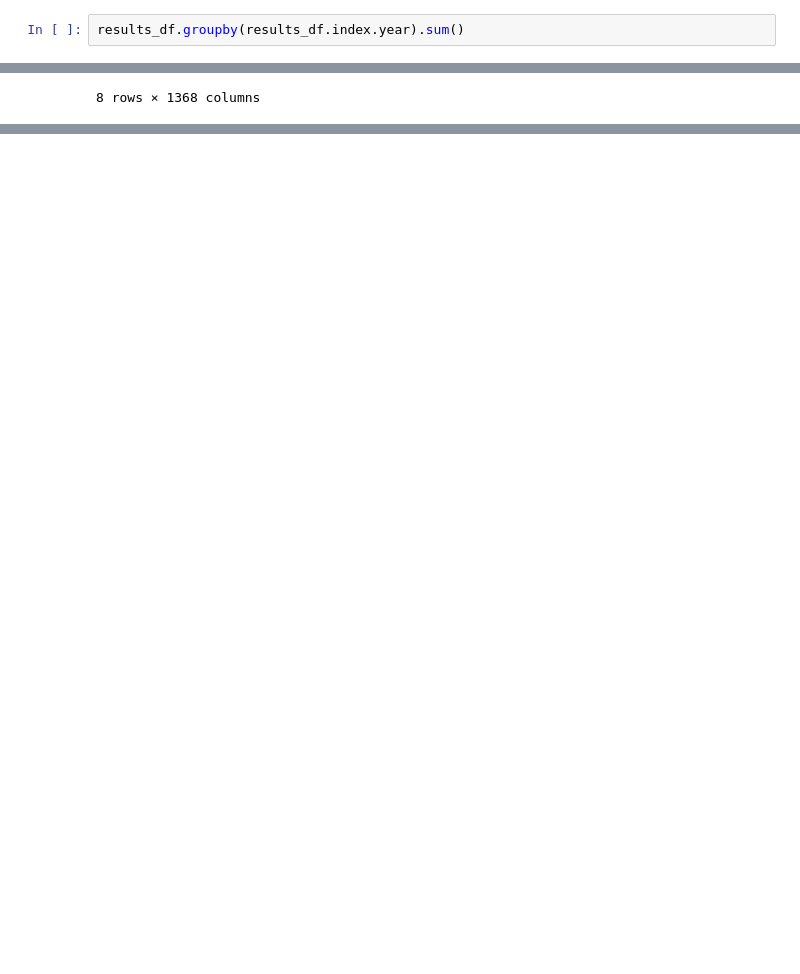
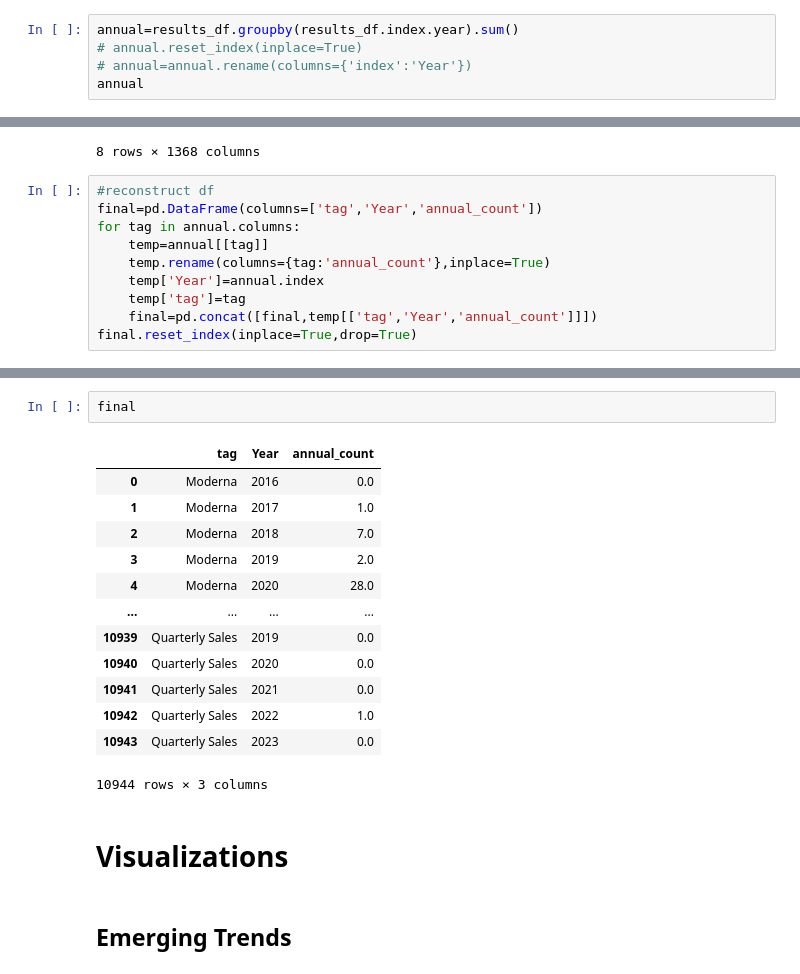
Before and after one commit to kevin-goh/HealthcareAGscraping, a Jupyter notebook: fiercepharma tags.ipynb, the cells around one changed output, grey strips where cells are left out. Saved outputs shown, nothing was run; the diff lists cells and outputs as text; blank space fills up the shorter version.

Commit message:
experimenting with visualizations

```diff
--- a/fiercepharma tags.ipynb
+++ b/fiercepharma tags.ipynb
@@ -344,7 +344,10 @@ results_df
 | 2023-10-02 | 0.0 | 0.0 | 0.0 | 0.0 | 0.0 | 0.0 | 0.0 | 0.0 | ... |
 2723 rows × 1368 columns
 # %%
-results_df.groupby(results_df.index.year).sum()
+annual=results_df.groupby(results_df.index.year).sum()
+# annual.reset_index(inplace=True)
+# annual=annual.rename(columns={'index':'Year'})
+annual
 # %% [output]
 |  | Moderna | COVID-19 | Spikevax | vaccine manufacturing | Thermo Fisher | Catalent | Sanofi | CDMO | ... |
 | 2016 | 0.0 | 0.0 | 0.0 | 0.0 | 0.0 | 0.0 | 0.0 | 0.0 | ... |
@@ -356,3 +359,13 @@ results_df.groupby(results_df.index.year).sum()
 | 2022 | 21.0 | 49.0 | 7.0 | 17.0 | 1.0 | 2.0 | 3.0 | 11.0 | ... |
 | 2023 | 4.0 | 13.0 | 1.0 | 6.0 | 1.0 | 4.0 | 2.0 | 21.0 | ... |
 8 rows × 1368 columns
+# %%
+#reconstruct df
+final=pd.DataFrame(columns=['tag','Year','annual_count'])
+for tag in annual.columns:
+    temp=annual[[tag]]
+    temp.rename(columns={tag:'annual_count'},inplace=True)
+    temp['Year']=annual.index
+    temp['tag']=tag
+    final=pd.concat([final,temp[['tag','Year','annual_count']]])
+final.reset_index(inplace=True,drop=True)
@@ -358,0 +390,20 @@ results_df.groupby(results_df.index.year).sum()
+# %%
+final
+# %% [output]
+|  | tag | Year | annual_count |
+| 0 | Moderna | 2016 | 0.0 |
+| 1 | Moderna | 2017 | 1.0 |
+| 2 | Moderna | 2018 | 7.0 |
+| 3 | Moderna | 2019 | 2.0 |
+| 4 | Moderna | 2020 | 28.0 |
+| ... | ... | ... | ... |
+| 10939 | Quarterly Sales | 2019 | 0.0 |
+| 10940 | Quarterly Sales | 2020 | 0.0 |
+| 10941 | Quarterly Sales | 2021 | 0.0 |
+| 10942 | Quarterly Sales | 2022 | 1.0 |
+| 10943 | Quarterly Sales | 2023 | 0.0 |
+10944 rows × 3 columns
+# %% [markdown]
+# Visualizations
+# %% [markdown]
+## Emerging Trends
```
Also changed, not shown: parts of 2 cells of this notebook.
